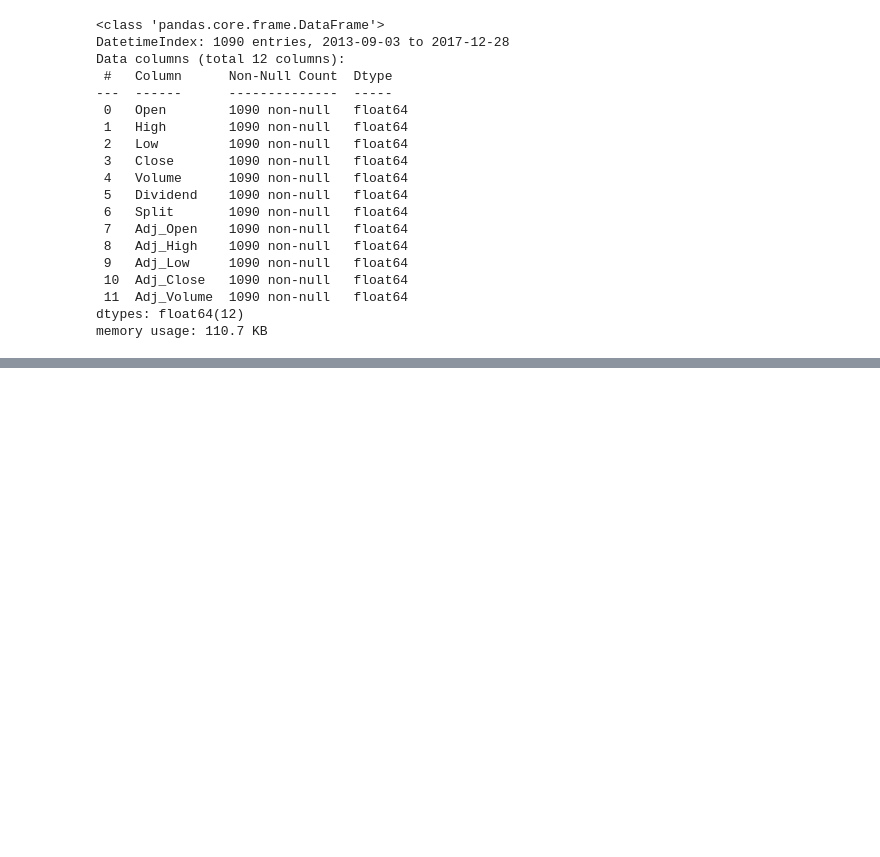
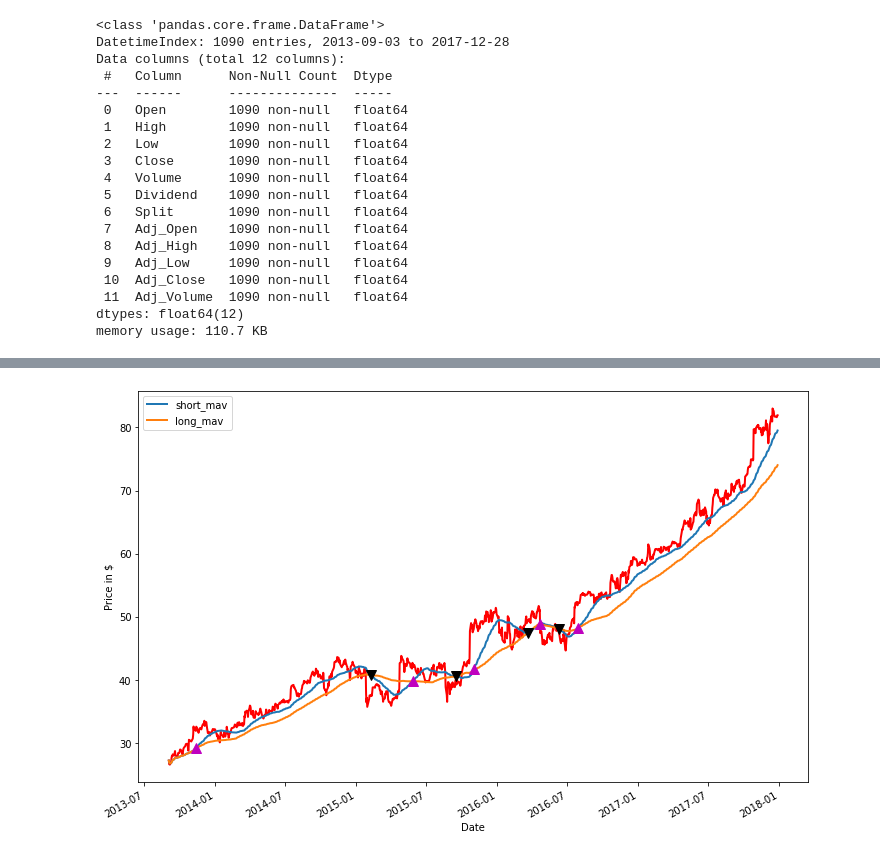
Before and after one commit to mayomatsuda/trading_algorithm, a Jupyter notebook: Algorithmic Trading in Python.ipynb, the cells around one changed output, grey strips where cells are left out. Saved outputs shown, nothing was run; the diff lists cells and outputs as text; code cells hidden in the pictures; blank space fills up the shorter version.

```diff
--- a/Algorithmic Trading in Python.ipynb
+++ b/Algorithmic Trading in Python.ipynb
@@ -63,0 +193,22 @@ msft_data.resample('M').mean().head()
+# %%
+#initialize a plot
+fig = plt.figure()
+
+#add a subplot and label for y-axis
+plt1 = fig.add_subplot(111, ylabel='Price in $')
+
+#plot adjusted close
+msft_data['Adj_Close'].plot(ax=plt1, color='r', lw=2)
+
+#plot short and long lookback moving averages
+signal_df[['short_mav', 'long_mav']].plot(ax=plt1, lw=2, figsize=(12,8))
+
+#plot sell signals
+plt1.plot(signal_df.loc[signal_df.positions == -1.0].index, signal_df.short_mav[signal_df.positions == -1.0], 'v', markersize=10, color='k')
+
+#plot buy signals
+plt1.plot(signal_df.loc[signal_df.positions == 1.0].index, signal_df.short_mav[signal_df.positions == 1.0], '^', markersize=10, color='m')
+
+plt.show()
+# %% [output]
+[figure, added]
```
Also changed, not shown: parts of 6 cells of this notebook, 3 other files.
